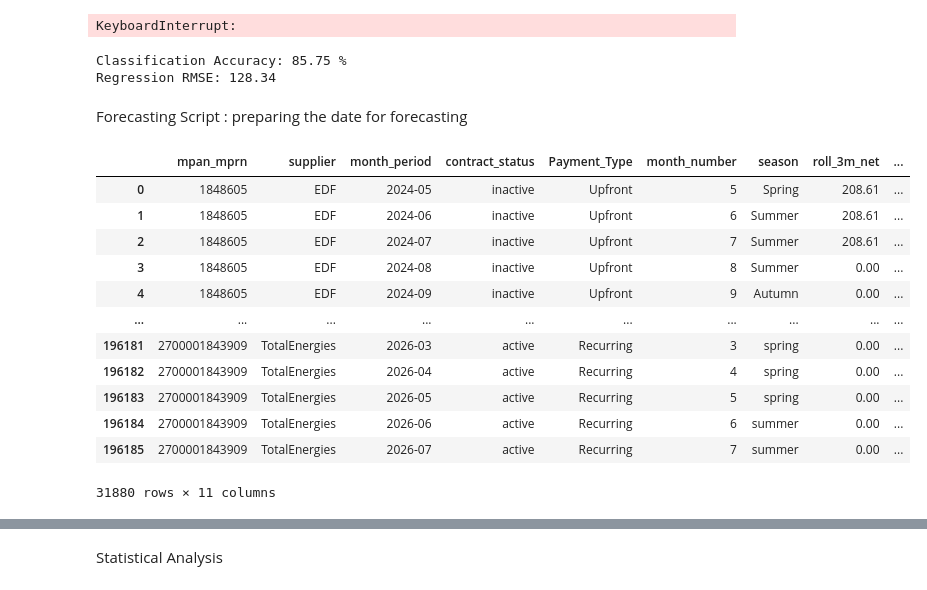
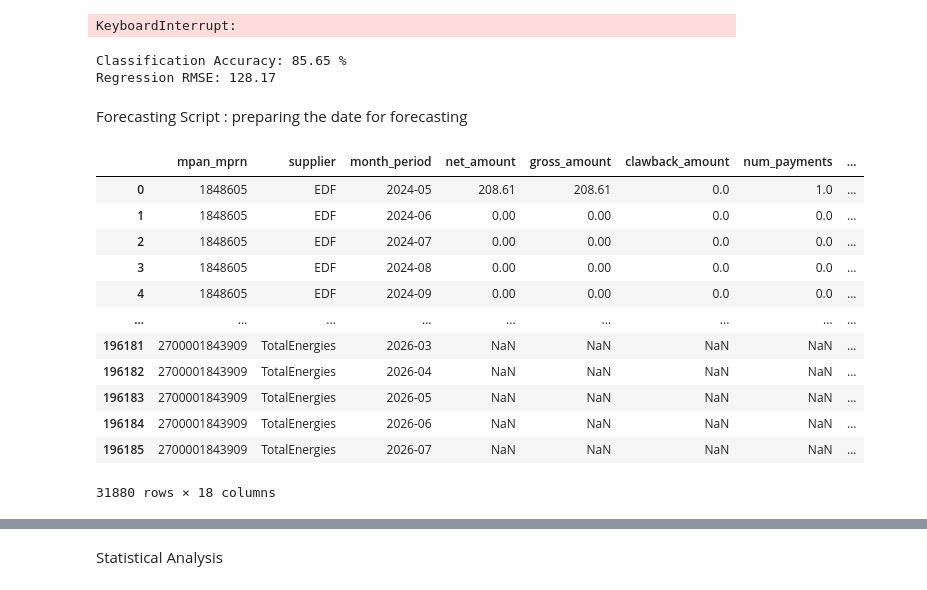
Before and after one commit to ijaycyndy/Data-Cleaning-Using-SQL, a Jupyter notebook: Pozitive_Forecast.ipynb, the cells around one changed output, grey strips where cells are left out. Saved outputs shown, nothing was run; the diff lists cells and outputs as text; code cells hidden in the pictures.

```diff
--- a/Pozitive_Forecast.ipynb
+++ b/Pozitive_Forecast.ipynb
@@ -171,9 +200,6 @@ check2
 | 64 | 5297805 | 2025-05 | 0.00 | 0.00 | 0.00 | 0.0 |
 | 65 | 5297805 | 2025-06 | 0.00 | 0.00 | 0.00 | 0.0 |
 # %%
-# Make a copy
-training_data = payment_aggregation.copy()
-
 # Sort for rolling logic
 training_data = training_data.sort_values(["mpan_mprn", "supplier", "month_period"])
 
@@ -225,13 +251,20 @@ cols_to_keep = [
     "months_since_prev_payment"
 ]
 
+
+# Force rolling values to 0 for June 2025 rows where net_amount is 0
+
+mask = (training_data["month_period"] == pd.Timestamp("2025-06-01")) & (training_data["net_amount"] == 0)
+training_data.loc[mask, ["roll_3m_net", "roll_3m_avg"]] = 0
+
 training_data = training_data[cols_to_keep]
 
 training_data = training_data[
     (training_data["contract_status"] == "active") |
-    (training_data["month_period"].dt.to_timestamp() <= training_data["contract_end_date"])
+    (training_data["month_period"] <= training_data["contract_end_date"])
 ]
 
+
 training_data
 # %% [output]
 |  | mpan_mprn | supplier | month_period | net_amount | gross_amount | clawback_amount | num_payments | ... |
@@ -443,8 +480,8 @@ y_pred_reg = reg.predict(Xr_test)
 rmse = np.sqrt(mean_squared_error(yr_test, y_pred_reg))
 print("Regression RMSE:", round(rmse, 2))
 # %% [output]
-Classification Accuracy: 85.75 %
-Regression RMSE: 128.34
+Classification Accuracy: 85.65 %
+Regression RMSE: 128.17
 # %% [markdown]
 Forecasting Script : preparing the date for forecasting
 # %%
@@ -496,56 +533,56 @@ for _, row in active_contracts.iterrows():
                 "summer" if date.month in [6, 7, 8] else
                 "autumn"
             ),
             "roll_3m_net": 0.0,
             "roll_3m_avg": 0.0,
             "roll_3m_gross": 0.0,
             "months_since_prev_payment": 1.0,
             "contract_status": row["contract_status"],
             "contract_end_date": row["contract_end_date"],
             "Payment_Type": row["Payment_Type"]
         }
         future_rows.append(new_row)
 
 # STEP 5: Combine base and extended data
 forecast_extension_df = pd.DataFrame(future_rows)
 forecast_data = pd.concat([base_data, forecast_extension_df], ignore_index=True)
 
 # STEP 6: Format month_period as YYYY-MM string
 forecast_data["month_period"] = pd.to_datetime(forecast_data["month_period"], errors="coerce")
 forecast_data = forecast_data.dropna(subset=["month_period"])
 forecast_data["month_period"] = forecast_data["month_period"].dt.to_period("M").astype(str)
 
-# STEP 7: Drop unused columns before prediction
-forecast_data = forecast_data.drop(columns=[
-    "net_amount",
-    "gross_amount",
-    "clawback_amount",
-    "num_payments",
-    "next_month_payment",
-    "will_pay_next_month",
-    "contract_end_date"
-])
+# # STEP 7: Drop unused columns before prediction
+# forecast_data = forecast_data.drop(columns=[
+#     "net_amount",
+#     "gross_amount",
+#     "clawback_amount",
+#     "num_payments",
+#     "next_month_payment",
+#     "will_pay_next_month",
+#     "contract_end_date"
+# ])
 
 forecast_data.reset_index(drop=True, inplace=True)
 forecast_data = forecast_data.drop_duplicates(subset=["mpan_mprn", "month_period"])
 
 
 # Final result
 forecast_data
 # %% [output]
-|  | mpan_mprn | supplier | month_period | contract_status | Payment_Type | month_number | season | roll_3m_net | ... |
-| 0 | 1848605 | EDF | 2024-05 | inactive | Upfront | 5 | Spring | 208.61 | ... |
-| 1 | 1848605 | EDF | 2024-06 | inactive | Upfront | 6 | Summer | 208.61 | ... |
-| 2 | 1848605 | EDF | 2024-07 | inactive | Upfront | 7 | Summer | 208.61 | ... |
-| 3 | 1848605 | EDF | 2024-08 | inactive | Upfront | 8 | Summer | 0.00 | ... |
-| 4 | 1848605 | EDF | 2024-09 | inactive | Upfront | 9 | Autumn | 0.00 | ... |
-| ... | ... | ... | ... | ... | ... | ... | ... | ... | ... |
-| 196181 | 2700001843909 | TotalEnergies | 2026-03 | active | Recurring | 3 | spring | 0.00 | ... |
-| 196182 | 2700001843909 | TotalEnergies | 2026-04 | active | Recurring | 4 | spring | 0.00 | ... |
-| 196183 | 2700001843909 | TotalEnergies | 2026-05 | active | Recurring | 5 | spring | 0.00 | ... |
-| 196184 | 2700001843909 | TotalEnergies | 2026-06 | active | Recurring | 6 | summer | 0.00 | ... |
-| 196185 | 2700001843909 | TotalEnergies | 2026-07 | active | Recurring | 7 | summer | 0.00 | ... |
+|  | mpan_mprn | supplier | month_period | net_amount | gross_amount | clawback_amount | num_payments | ... |
+| 0 | 1848605 | EDF | 2024-05 | 208.61 | 208.61 | 0.0 | 1.0 | ... |
+| 1 | 1848605 | EDF | 2024-06 | 0.00 | 0.00 | 0.0 | 0.0 | ... |
+| 2 | 1848605 | EDF | 2024-07 | 0.00 | 0.00 | 0.0 | 0.0 | ... |
+| 3 | 1848605 | EDF | 2024-08 | 0.00 | 0.00 | 0.0 | 0.0 | ... |
+| 4 | 1848605 | EDF | 2024-09 | 0.00 | 0.00 | 0.0 | 0.0 | ... |
+| ... | ... | ... | ... | ... | ... | ... | ... | ... |
+| 196181 | 2700001843909 | TotalEnergies | 2026-03 | NaN | NaN | NaN | NaN | ... |
+| 196182 | 2700001843909 | TotalEnergies | 2026-04 | NaN | NaN | NaN | NaN | ... |
+| 196183 | 2700001843909 | TotalEnergies | 2026-05 | NaN | NaN | NaN | NaN | ... |
+| 196184 | 2700001843909 | TotalEnergies | 2026-06 | NaN | NaN | NaN | NaN | ... |
+| 196185 | 2700001843909 | TotalEnergies | 2026-07 | NaN | NaN | NaN | NaN | ... |
-31880 rows × 11 columns
+31880 rows × 18 columns
 # %%
 # ----------------------------
 # FORECASTING SCRIPT
```
Also changed, not shown: parts of 8 cells of this notebook.
